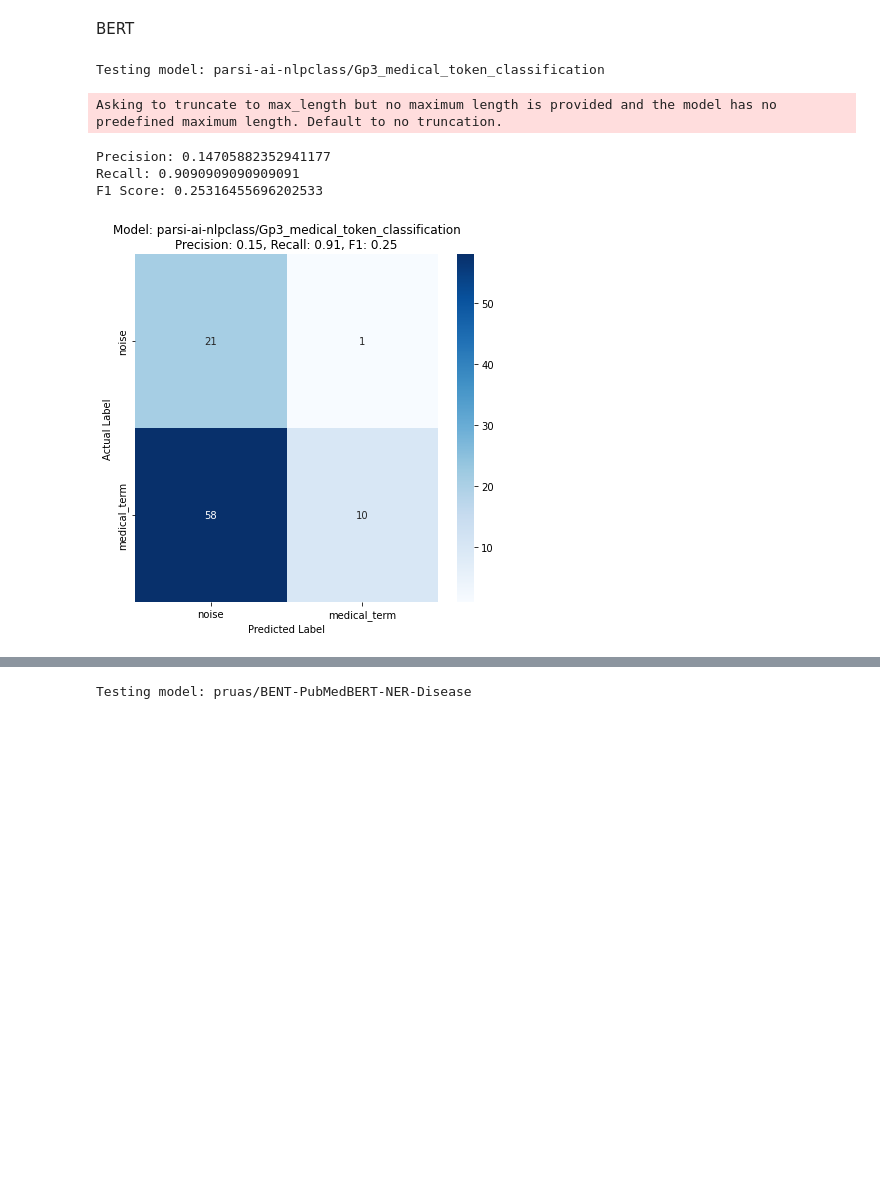
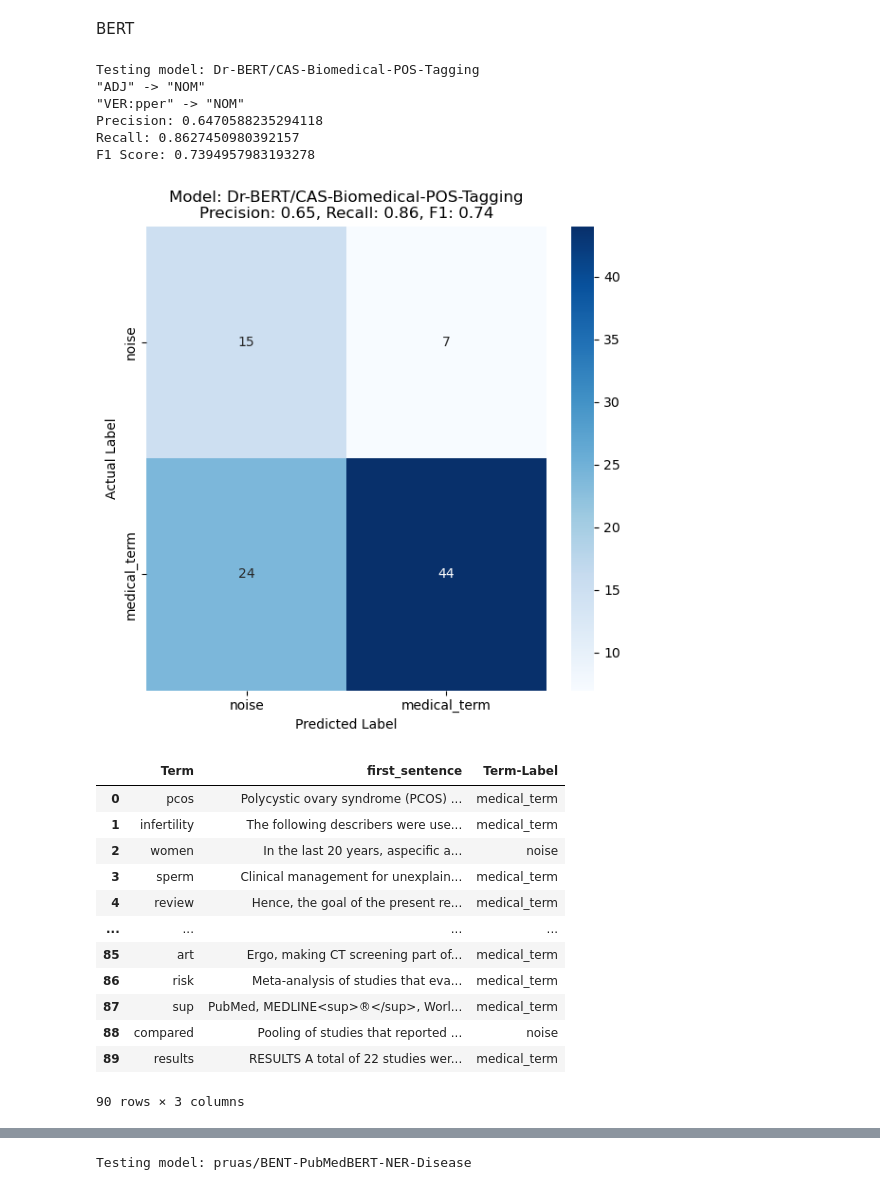
Before and after one commit to JiananTao/GDP2023_llms, a Jupyter notebook: LLMs_with_NER-Jianan.ipynb, the cells around one changed output, grey strips where cells are left out. Cells and saved outputs as stored; diff of their text form; code cells hidden in the pictures; blank space fills up the shorter version.

```diff
--- a/LLMs_with_NER-Jianan.ipynb
+++ b/LLMs_with_NER-Jianan.ipynb
@@ -261,14 +346,29 @@ F1 Score: 0.4
 # %% [markdown]
 BERT
-# %%
-test_single_model("parsi-ai-nlpclass/Gp3_medical_token_classification", df)
-# %% [output]
-Testing model: parsi-ai-nlpclass/Gp3_medical_token_classification
-Asking to truncate to max_length but no maximum length is provided and the model has no predefined maximum length. Default to no truncation.
-Precision: 0.14705882352941177
-Recall: 0.9090909090909091
-F1 Score: 0.25316455696202533
-[figure, removed]
+# %%
+test_single_model('Dr-BERT/CAS-Biomedical-POS-Tagging', df)
+df
+# %% [output]
+Testing model: Dr-BERT/CAS-Biomedical-POS-Tagging
+"ADJ" -> "NOM"
+"VER:pper" -> "NOM"
+Precision: 0.6470588235294118
+Recall: 0.8627450980392157
+F1 Score: 0.7394957983193278
+[figure, added]
+|  | Term | first_sentence | Term-Label |
+| 0 | pcos | Polycystic ovary syndrome (PCOS) ... | medical_term |
+| 1 | infertility | The following describers were use... | medical_term |
+| 2 | women | In the last 20 years, aspecific a... | noise |
+| 3 | sperm | Clinical management for unexplain... | medical_term |
+| 4 | review | Hence, the goal of the present re... | medical_term |
+| ... | ... | ... | ... |
+| 85 | art | Ergo, making CT screening part of... | medical_term |
+| 86 | risk | Meta-analysis of studies that eva... | medical_term |
+| 87 | sup | PubMed, MEDLINE<sup>®</sup>, Worl... | medical_term |
+| 88 | compared | Pooling of studies that reported ... | noise |
+| 89 | results | RESULTS A total of 22 studies wer... | medical_term |
+90 rows × 3 columns
 # %%
 test_single_model("samrawal/bert-base-uncased_clinical-ner",df)
 # %% [output]
```
Also changed, not shown: parts of 7 cells of this notebook.
